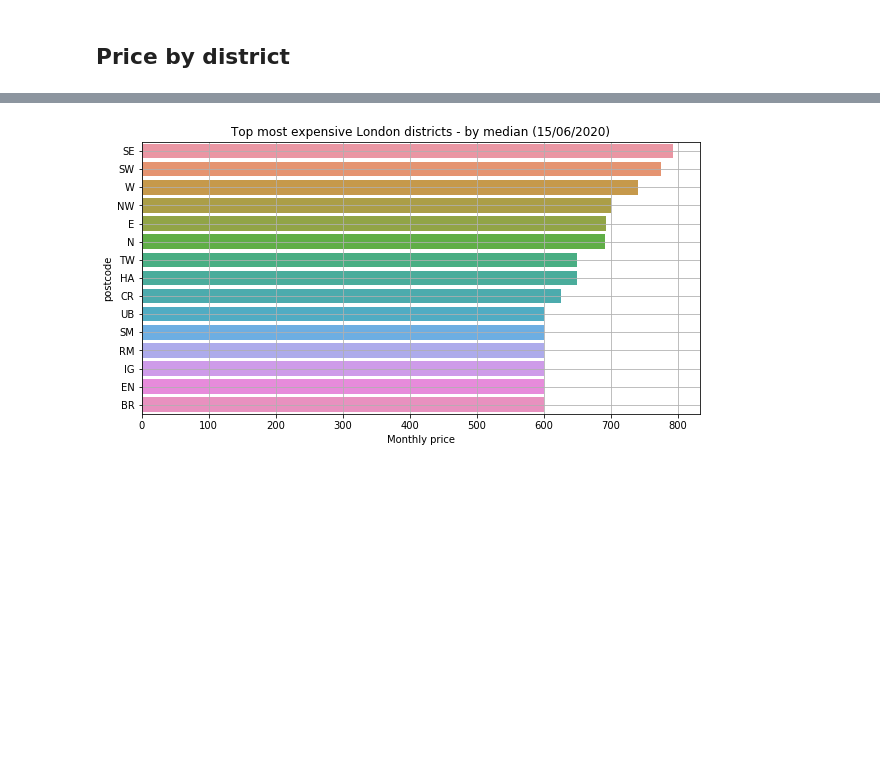
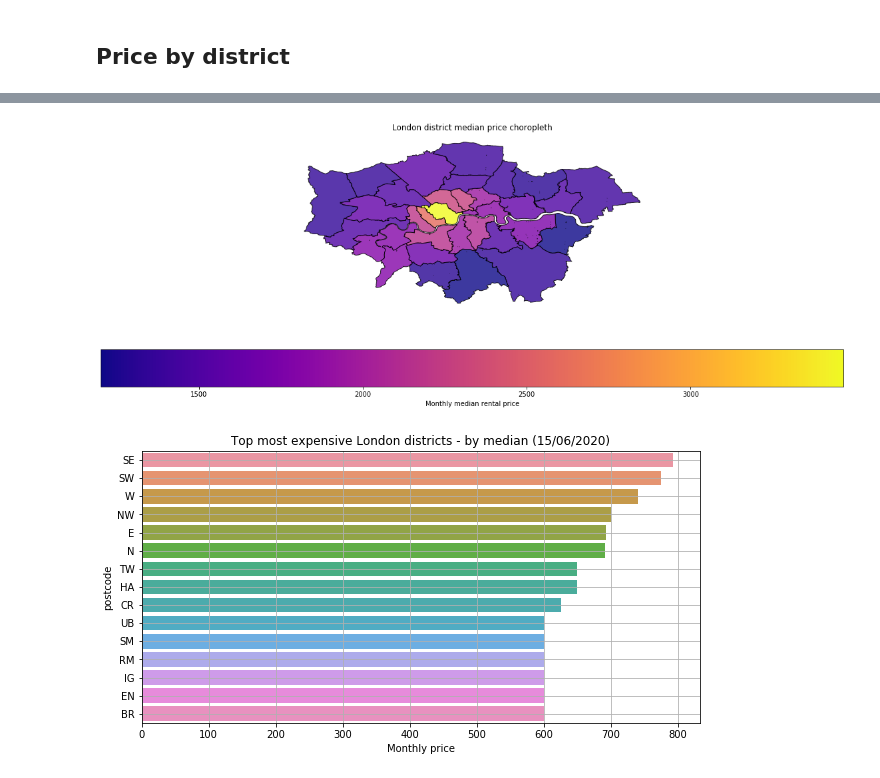
Before and after one commit to marco-cardoso/property_anomaly_detector_frontend, a Jupyter notebook: notebooks/eda.ipynb, the cells around one changed output, grey strips where cells are left out. Cells and saved outputs as stored; diff of their text form; code cells hidden in the pictures; blank space fills up the shorter version.

```diff
--- a/notebooks/eda.ipynb
+++ b/notebooks/eda.ipynb
@@ -276,3 +281,11 @@ plt.show()
+# %%
+# fig, ax = plt.subplots(1, 1, figsize=(20, 7))
+geospatial.plot_median_district_layer(df)
+
+plt.title("London district median price choropleth")
+plt.show()
+# %% [output]
+[figure, added]
 # %%
 # Consider only the most relevant postcodes
 # 16 equals to 99% of the data
```
Also changed, not shown: parts of 9 cells of this notebook, 2 other files.
